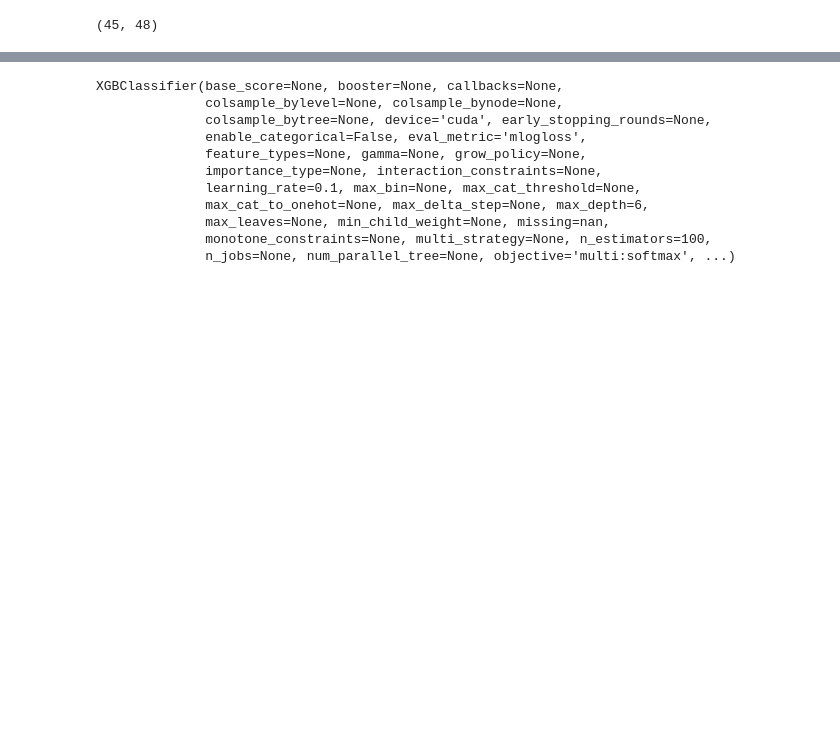
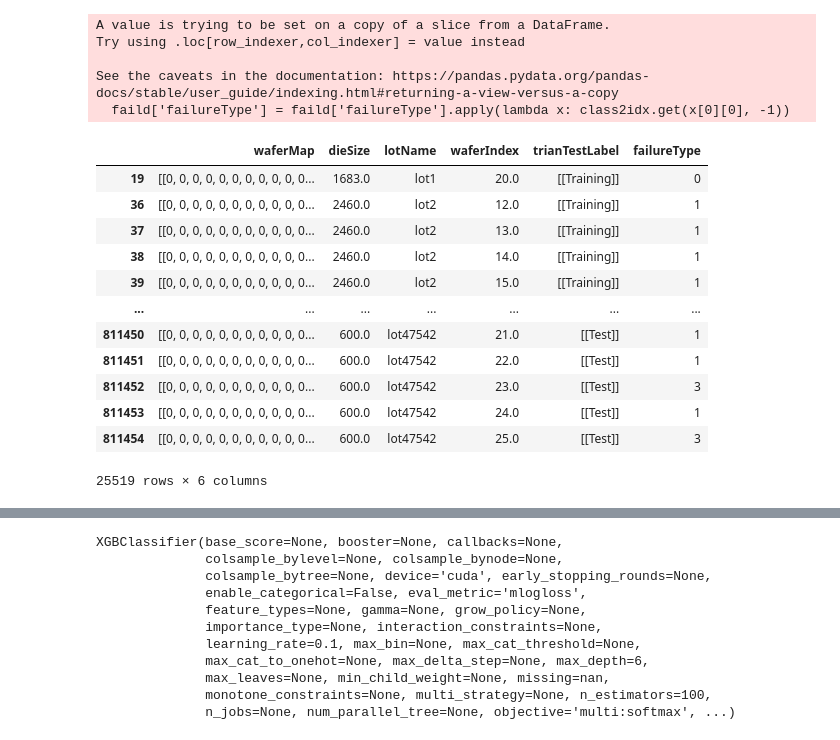
Before and after one commit to simmonspark/-, a Jupyter notebook: lab3/lab3.ipynb, the cells around one changed output, grey strips where cells are left out. Cells and saved outputs as stored; diff of their text form; code cells hidden in the pictures; blank space fills up the shorter version.

```diff
--- a/lab3/lab3.ipynb
+++ b/lab3/lab3.ipynb
@@ -12,12 +67,40 @@ df = pd.read_pickle("/home/unsi/다운로드/LSWMD.pkl")  #/home/unsi/다운로
 # %%
+
+
+# failureType을 숫자로 변환
 class2idx = {
     'Loc': 0,
     'Edge-Loc': 1,
     'Center': 2,
     'Edge-Ring': 3,
     'Scratch': 4,
     'Random': 5,
     'Near-full': 6,
     'Donut': 7,
     'pass': 8
 }
+
+# map 함수를 사용하여 변환
+faild['failureType'] = faild['failureType'].apply(lambda x: class2idx.get(x[0][0], -1))
+
+# 결과 확인
+faild
+# %% [output]
+A value is trying to be set on a copy of a slice from a DataFrame.
+Try using .loc[row_indexer,col_indexer] = value instead
+
+See the caveats in the documentation: https://pandas.pydata.org/pandas-docs/stable/user_guide/indexing.html#returning-a-view-versus-a-copy
+  faild['failureType'] = faild['failureType'].apply(lambda x: class2idx.get(x[0][0], -1))
+|  | waferMap | dieSize | lotName | waferIndex | trianTestLabel | failureType |
+| 19 | [[0, 0, 0, 0, 0, 0, 0, 0, 0, 0, 0... | 1683.0 | lot1 | 20.0 | [[Training]] | 0 |
+| 36 | [[0, 0, 0, 0, 0, 0, 0, 0, 0, 0, 0... | 2460.0 | lot2 | 12.0 | [[Training]] | 1 |
+| 37 | [[0, 0, 0, 0, 0, 0, 0, 0, 0, 0, 0... | 2460.0 | lot2 | 13.0 | [[Training]] | 1 |
+| 38 | [[0, 0, 0, 0, 0, 0, 0, 0, 0, 0, 0... | 2460.0 | lot2 | 14.0 | [[Training]] | 1 |
+| 39 | [[0, 0, 0, 0, 0, 0, 0, 0, 0, 0, 0... | 2460.0 | lot2 | 15.0 | [[Training]] | 1 |
+| ... | ... | ... | ... | ... | ... | ... |
+| 811450 | [[0, 0, 0, 0, 0, 0, 0, 0, 0, 0, 0... | 600.0 | lot47542 | 21.0 | [[Test]] | 1 |
+| 811451 | [[0, 0, 0, 0, 0, 0, 0, 0, 0, 0, 0... | 600.0 | lot47542 | 22.0 | [[Test]] | 1 |
+| 811452 | [[0, 0, 0, 0, 0, 0, 0, 0, 0, 0, 0... | 600.0 | lot47542 | 23.0 | [[Test]] | 3 |
+| 811453 | [[0, 0, 0, 0, 0, 0, 0, 0, 0, 0, 0... | 600.0 | lot47542 | 24.0 | [[Test]] | 1 |
+| 811454 | [[0, 0, 0, 0, 0, 0, 0, 0, 0, 0, 0... | 600.0 | lot47542 | 25.0 | [[Test]] | 3 |
+25519 rows × 6 columns
@@ -26,4 +106,0 @@ tmp = df.loc[0]
-# %%
-tmp['waferMap'].shape
-# %% [output]
-(45, 48)
```
Also changed, not shown: parts of 44 cells of this notebook, 1 other file.
